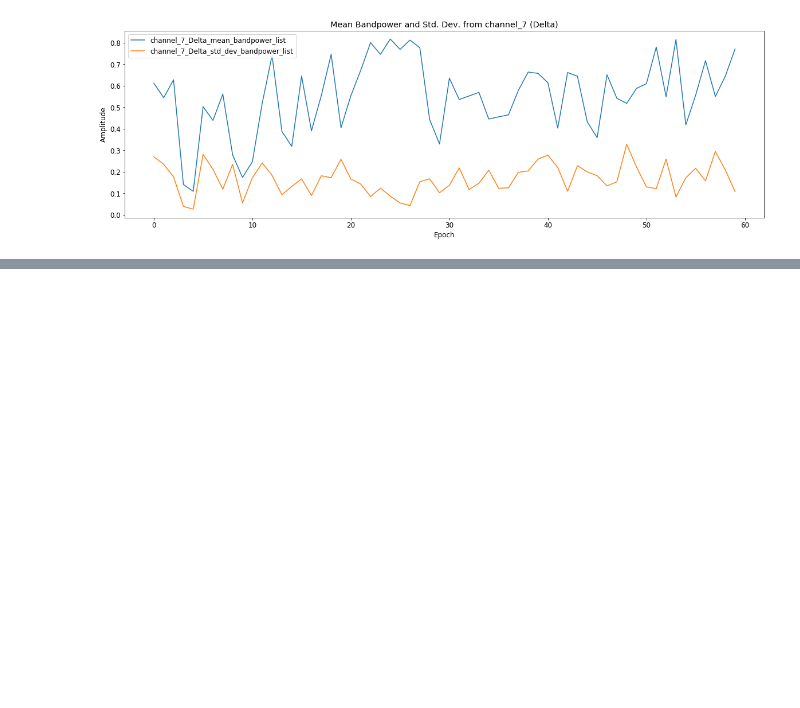
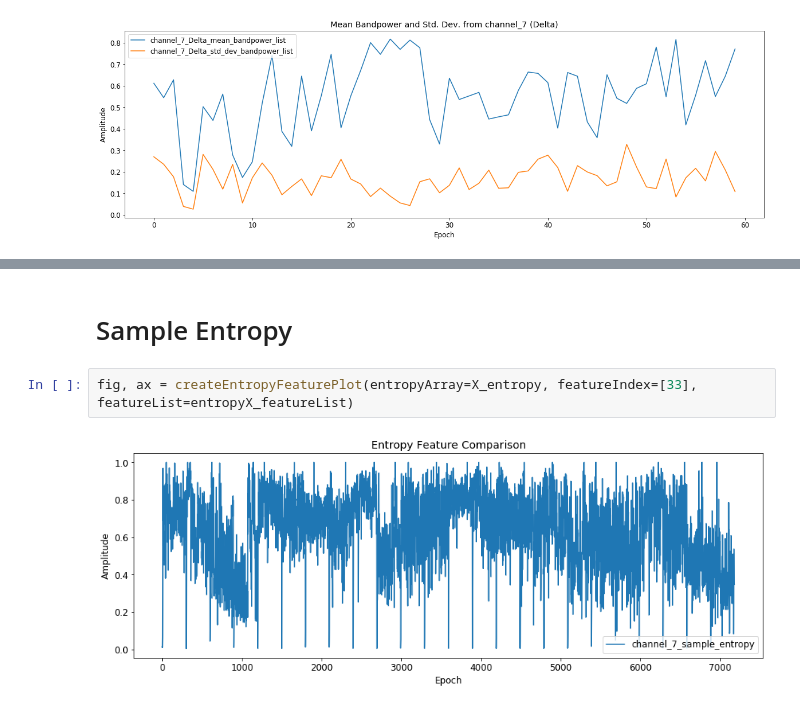
Before and after one commit to mudo121/thesis_eeg, a Jupyter notebook: thesis_diagrams.ipynb, the cells around one changed output, grey strips where cells are left out. Drawn from its saved outputs; the diff is of its cells as text; blank space fills up the shorter version.

```diff
--- a/thesis_diagrams.ipynb
+++ b/thesis_diagrams.ipynb
@@ -637,0 +692,6 @@ axs.legend(loc="upper left")
+# %% [markdown]
+# Sample Entropy
+# %%
+fig, ax = createEntropyFeaturePlot(entropyArray=X_entropy, featureIndex=[33], featureList=entropyX_featureList)
+# %% [output]
+[figure, added]
```
Also changed, not shown: parts of 17 cells of this notebook, 10 other files.
